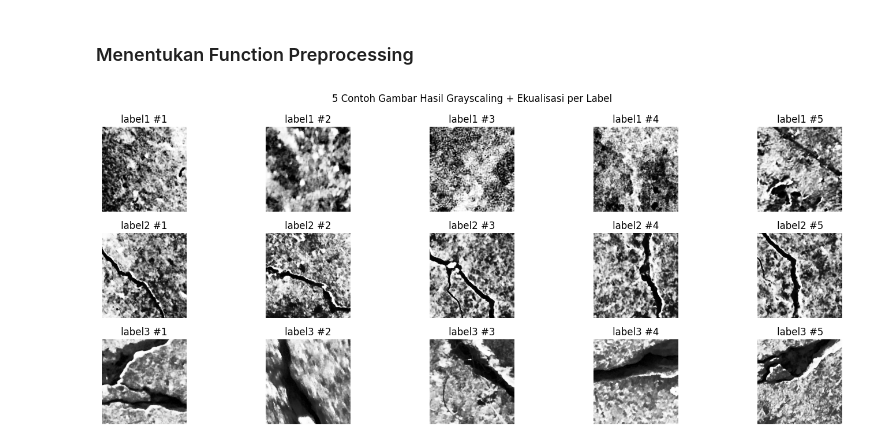
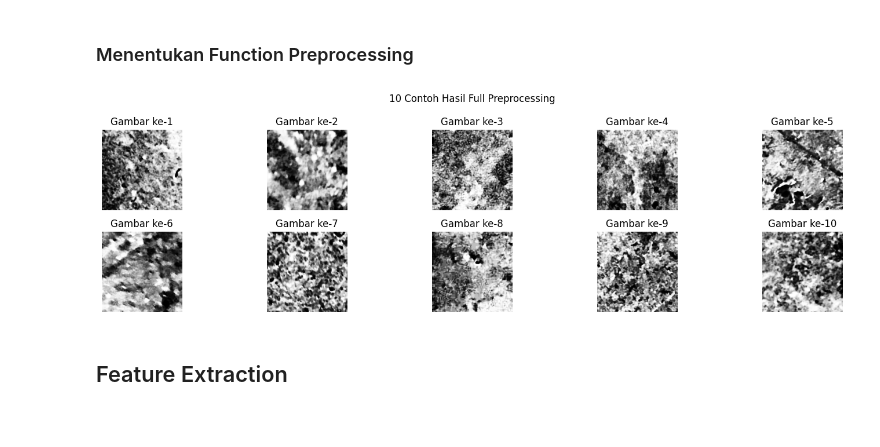
Before and after one commit to borntosleepwell/Project-PCD-Kelompok28, a Jupyter notebook: test1.ipynb, the cells around one changed output. Saved outputs shown, nothing was run; the diff lists cells and outputs as text; code cells hidden in the pictures.

```diff
--- a/test1.ipynb
+++ b/test1.ipynb
@@ -123,15 +122,13 @@ plt.show()
 ### Menentukan Function Preprocessing
 # %%
 def grayscaling_manual(img):
-    # img: array BGR (OpenCV default)
     b, g, r = img[:,:,0], img[:,:,1], img[:,:,2]
     gray = 0.114 * b + 0.587 * g + 0.299 * r
     return gray.astype(np.uint8)
 
-data_gray = np.array([grayscaling_manual(img) for img in data])
+# data_gray = np.array([grayscaling_manual(img) for img in data])
 
 def ekualisasi_hist_manual(img_gray):
-    # img_gray diasumsikan grayscale (2D array)
     hist, bins = np.histogram(img_gray.flatten(), 256, [0,256])
     cdf = hist.cumsum()
     cdf_m = np.ma.masked_equal(cdf, 0)
@@ -140,21 +137,36 @@ def ekualisasi_hist_manual(img_gray):
     img_eq = cdf_final[img_gray]
     return img_eq
 
-data_eq = np.array([ekualisasi_hist_manual(img) for img in data_gray])
+# data_eq = np.array([ekualisasi_hist_manual(img) for img in data_gray])
 
-# Ekualisasi histogram manual untuk seluruh data grayscale
-
-# Ambil 5 gambar dari setiap label setelah ekualisasi
-plt.figure(figsize=(15, 6))
-for idx, label in enumerate(unique):
-    idx_samples = np.where(labels == label)[0][:5]
-    for j, idx_img in enumerate(idx_samples):
-        plt.subplot(len(unique), 5, idx*5 + j + 1)
-        plt.imshow(data_eq[idx_img], cmap='gray')
-        plt.title(f"{label} #{j+1}")
-        plt.axis('off')
-plt.suptitle("5 Contoh Gambar Hasil Grayscaling + Ekualisasi per Label")
-plt.tight_layout()
-plt.show()
+def median_filter_manual(img, size=3):
+    pad = size // 2
+    img_padded = np.pad(img, pad, mode='edge')
+    img_median = np.zeros_like(img)
+    for i in range(img.shape[0]):
+        for j in range(img.shape[1]):
+            region = img_padded[i:i+size, j:j+size]
+            img_median[i, j] = np.median(region)
+    return img_median.astype(np.uint8)
-# %% [output]
-[figure, removed]
+# %%
+dataPreprocessed = []
+for i in range(len(data)):
+    img = data[i]
+    img_gray = grayscaling_manual(img)
+    img_eq = ekualisasi_hist_manual(img_gray)
+    img_med = median_filter_manual(img_eq)
+    dataPreprocessed.append(img_med)
+# %%
+plt.figure(figsize=(15, 4))
+for i in range(10):
+    plt.subplot(2, 5, i+1)
+    plt.imshow(dataPreprocessed[i], cmap='gray')
+    plt.title(f"Gambar ke-{i+1}")
+    plt.axis('off')
+plt.suptitle("10 Contoh Hasil Full Preprocessing")
+plt.tight_layout()
+plt.show()
+# %% [output]
+[figure, added]
+# %% [markdown]
+## Feature Extraction
```
Also changed, not shown: parts of 9 cells of this notebook.
